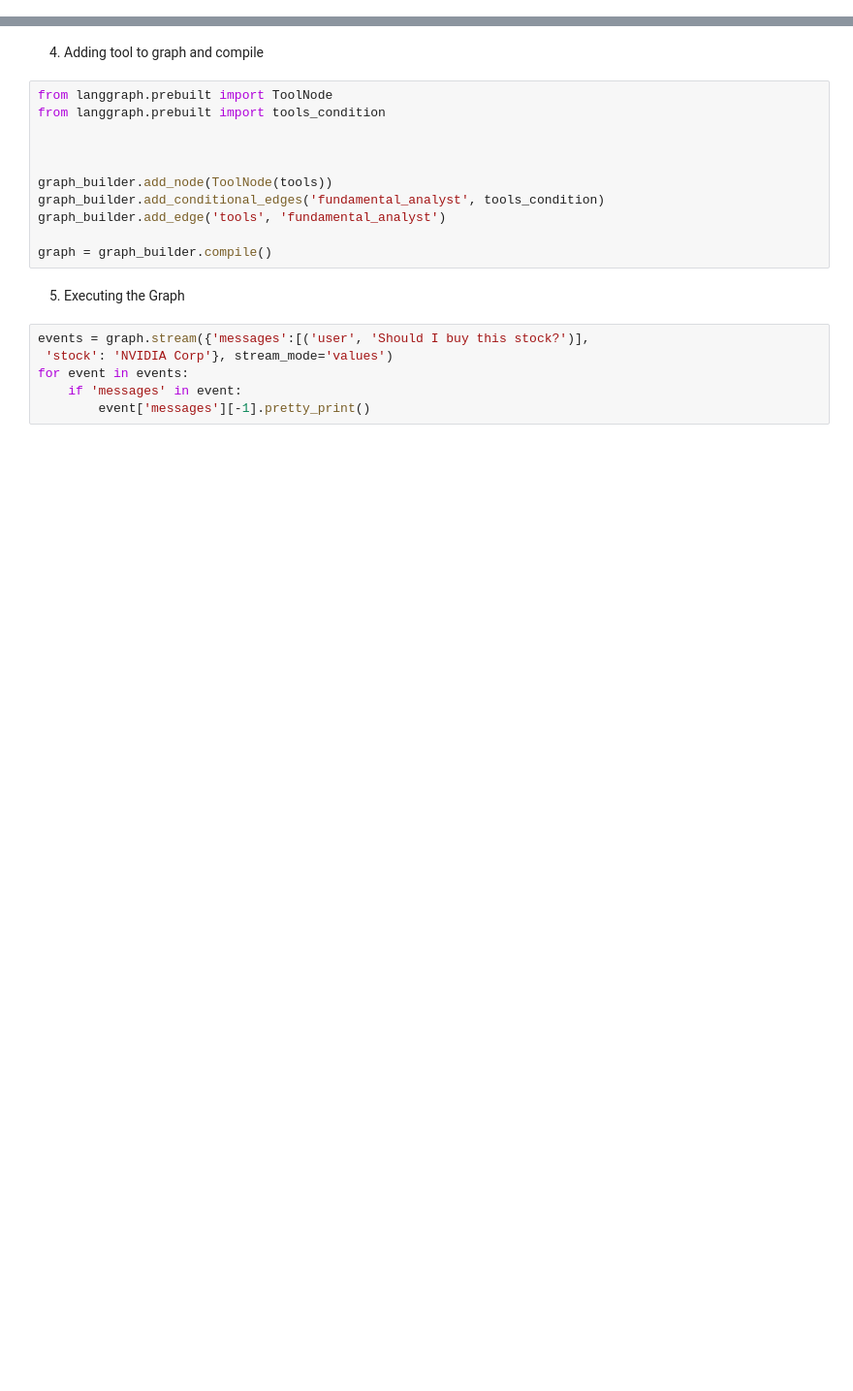
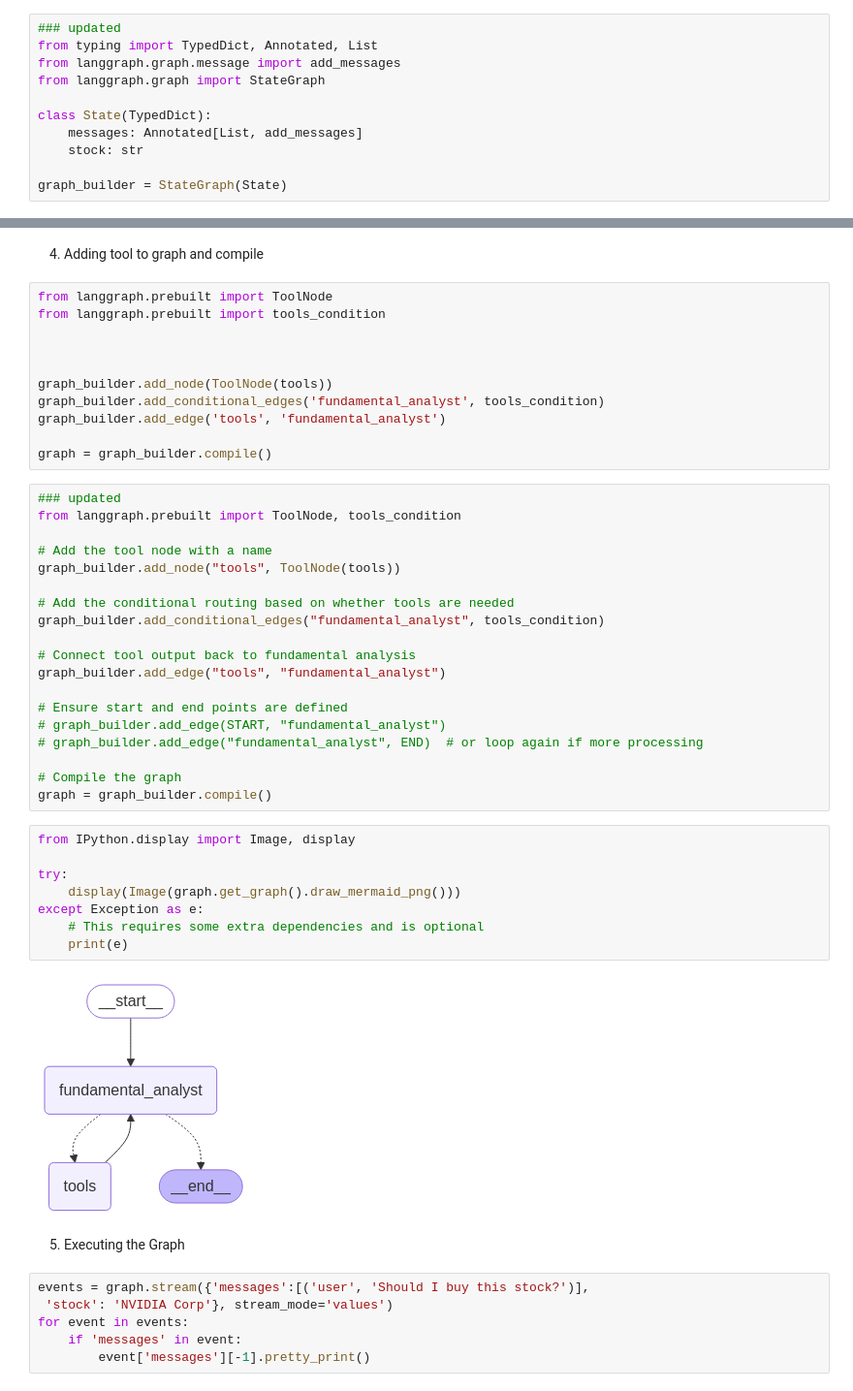
Before and after one commit to FraidoonOmarzai/agentic_ai, a Jupyter notebook: stock_analysis.ipynb, the cells around one changed output, grey strips where cells are left out. Shown at 97% size. Cells and saved outputs as stored; diff of their text form; blank space fills up the shorter version.

```diff
--- a/stock_analysis.ipynb
+++ b/stock_analysis.ipynb
@@ -122,6 +209,17 @@ class State(TypedDict):
     stock: str
 
 graph_builder = StateGraph(State)
+# %%
+### updated
+from typing import TypedDict, Annotated, List
+from langgraph.graph.message import add_messages
+from langgraph.graph import StateGraph
+
+class State(TypedDict):
+    messages: Annotated[List, add_messages]
+    stock: str
+
+graph_builder = StateGraph(State)
 # %% [markdown]
 2. Defining OpenAI and Binding Tools
 
@@ -200,6 +388,35 @@ graph_builder.add_conditional_edges('fundamental_analyst', tools_condition)
 graph_builder.add_edge('tools', 'fundamental_analyst')
 
 graph = graph_builder.compile()
+# %%
+### updated
+from langgraph.prebuilt import ToolNode, tools_condition
+
+# Add the tool node with a name
+graph_builder.add_node("tools", ToolNode(tools))
+
+# Add the conditional routing based on whether tools are needed
+graph_builder.add_conditional_edges("fundamental_analyst", tools_condition)
+
+# Connect tool output back to fundamental analysis
+graph_builder.add_edge("tools", "fundamental_analyst")
+
+# Ensure start and end points are defined
+# graph_builder.add_edge(START, "fundamental_analyst")
+# graph_builder.add_edge("fundamental_analyst", END)  # or loop again if more processing
+
+# Compile the graph
+graph = graph_builder.compile()
+# %%
+from IPython.display import Image, display
+
+try:
+    display(Image(graph.get_graph().draw_mermaid_png()))
+except Exception as e:
+    # This requires some extra dependencies and is optional
+    print(e)
+# %% [output]
+[figure, added]
 # %% [markdown]
 5. Executing the Graph
 # %%
```
Also changed, not shown: parts of 8 cells of this notebook.
